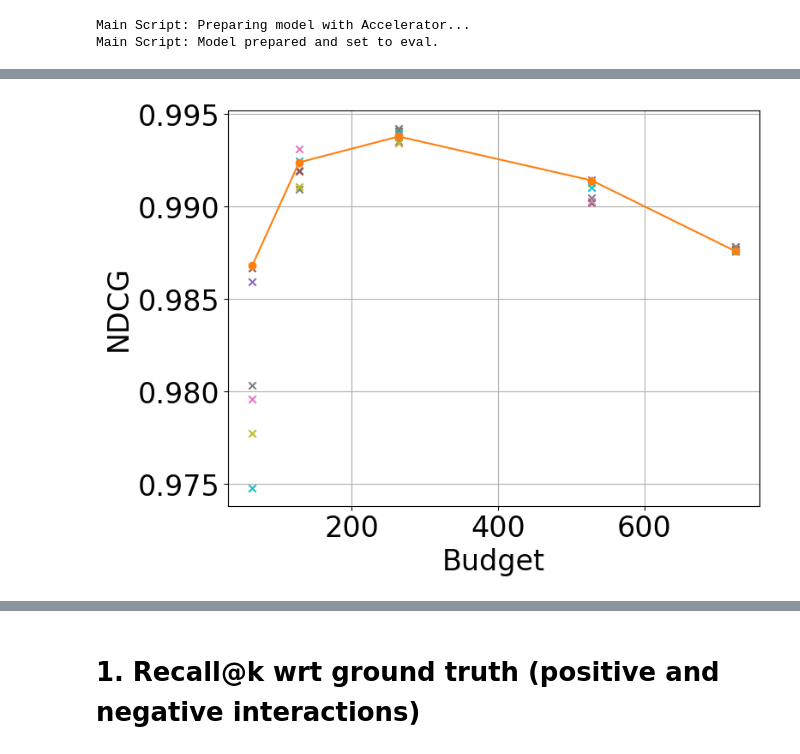
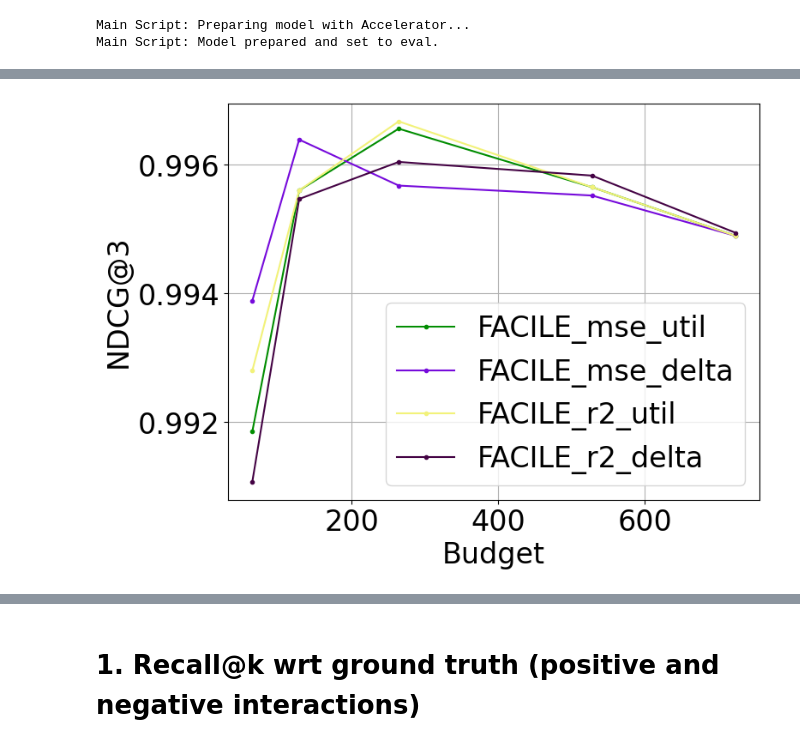
Before and after one commit to iNema9590/LLMX, a Jupyter notebook: Notebooks/musique_shap_appendix.ipynb, the cells around one changed output, grey strips where cells are left out. Drawn from its saved outputs; the diff is of its cells as text; code cells hidden in the pictures.

```diff
--- a/Notebooks/musique_shap_appendix.ipynb
+++ b/Notebooks/musique_shap_appendix.ipynb
@@ -312,7 +288,7 @@ for method_res in all_results:
     for method, attribution in method_res['methods'].items():
         if "Exact" not in method:
             # Convert to numpy arrays for scaling
-            ref = np.array(method_res['methods']["Exact-Shap"]).reshape(-1, 1)
+            ref = np.array(method_res['methods']["Exact-Shapley"]).reshape(-1, 1)
             att = np.array(attribution).reshape(-1, 1)
 
             # Scale both reference and attribution to [0, 1]
@@ -320,5 +296,5 @@ for method_res in all_results:
             att_scaled = scaler.fit_transform(att).flatten()
 
             # Compute NDCG score
-            spear = ndcg_score([ref_scaled], [att_scaled], k=5)
+            spear = ndcg_score([ref_scaled], [att_scaled], k=3)
             spearmans[method].append(spear)
@@ -351,39 +307,41 @@ for key, values in spearmans.items():
 
     match = re.match(r"(.+?)_(\d+)$", key)  # method_budget pattern
     if match:
         method, budget = match.groups()
         budget = int(budget)
         budgets.add(budget)
         parsed.setdefault(method, {})[budget] = avg_val
     else:
         # constant methods (no budget)
         parsed.setdefault(key, {})[None] = avg_val
 
 budgets = sorted(budgets)
 
 # Plot
 plt.figure(figsize=(8,6))
 
 for method, results in parsed.items():
     if None in results:  # constant method
         plt.hlines(results[None], xmin=min(budgets), xmax=max(budgets),
                    linestyles='--', label=method)
     else:
         xs = sorted(results.keys())
         ys = [results[b] for b in xs]
 
-        if "FR" not in method:
-            plt.plot(xs, ys, marker='o', label=method, color=get_color(method))
+        if "FACILE" in method:
+            plt.plot(xs, ys, marker='.', label=method, color=get_color(method))
+        elif "ContextCite" in method:
+            continue
         else:
             plt.scatter(xs, ys, marker='x', label=method, color=get_color(method))
 plt.xlabel("Budget")
-plt.ylabel("NDCG")
-# plt.legend()
+plt.ylabel("NDCG@3")
+plt.legend()
 plt.grid(True)
-plt.savefig(f"../Figures/{model_path.split('/')[1].split('-')[0]}/ndcg_vs_budget_marginal.pdf", bbox_inches='tight')
+# plt.savefig(f"../Figures/ndcg_vs_budget_marginal_rank.pdf", bbox_inches='tight')
 plt.show()
 # %% [output]
-[figure, old version]
+[figure, new version]
 # %%
 spearmans_per_k = {k: {i: [] for i in all_results[0]['methods'] if "Exact" not in i}
                    for k in K_VALUES}
```
Also changed, not shown: parts of 13 cells of this notebook, 9 other files.
